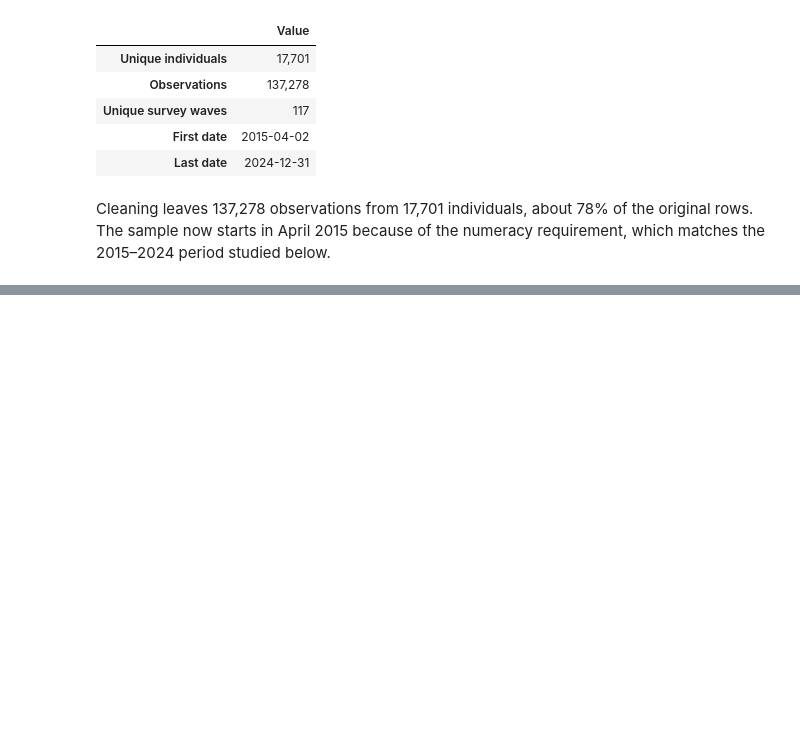
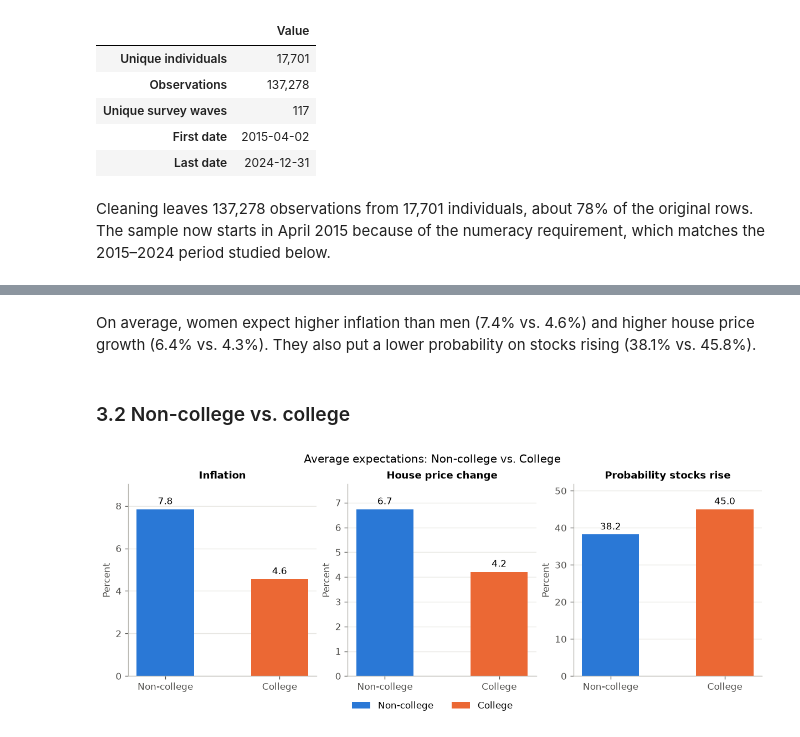
Before and after one commit to Partho-N/TECH2-H26-ai-week, a Jupyter notebook: term_paper.ipynb, the cells around one changed output, grey strips where cells are left out. Saved outputs shown, nothing was run; the diff lists cells and outputs as text; code cells hidden in the pictures; blank space fills up the shorter version.

```diff
--- a/term_paper.ipynb
+++ b/term_paper.ipynb
@@ -220,0 +325,8 @@ Cleaning leaves 137,278 observations from 17,701 individuals, about 78% of the o
+# %% [markdown]
+On average, women expect higher inflation than men (7.4% vs. 4.6%) and higher house price growth (6.4% vs. 4.3%). They also put a lower probability on stocks rising (38.1% vs. 45.8%).
+# %% [markdown]
+### 3.2 Non-college vs. college
+# %%
+plot_group_means(compute_group_means(df, 'college'), 'college')
+# %% [output]
+[figure, added]
```
Also changed, not shown: parts of 16 cells of this notebook.
